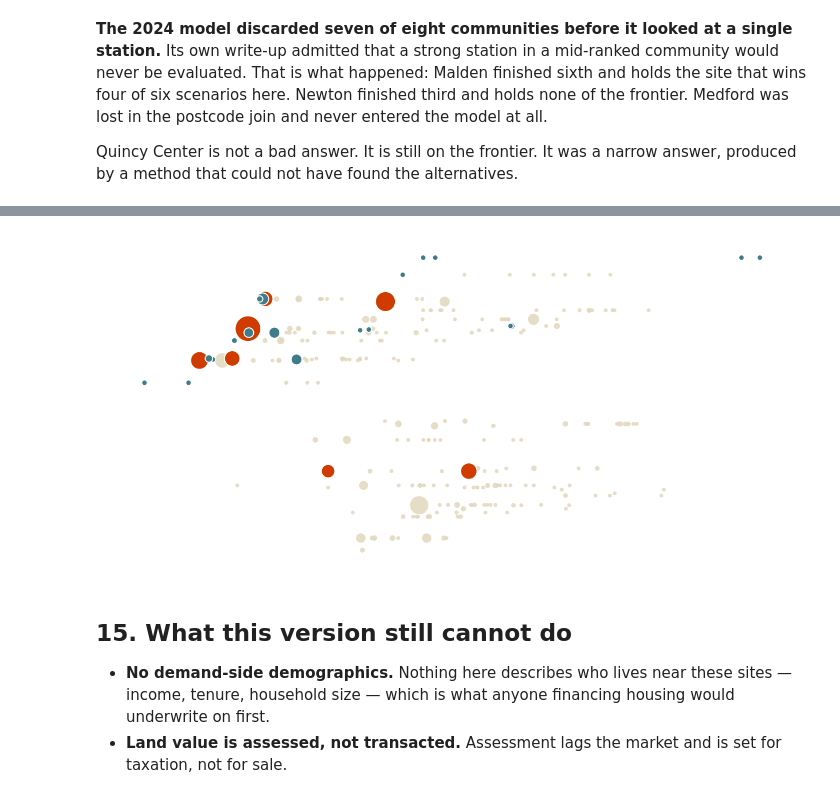
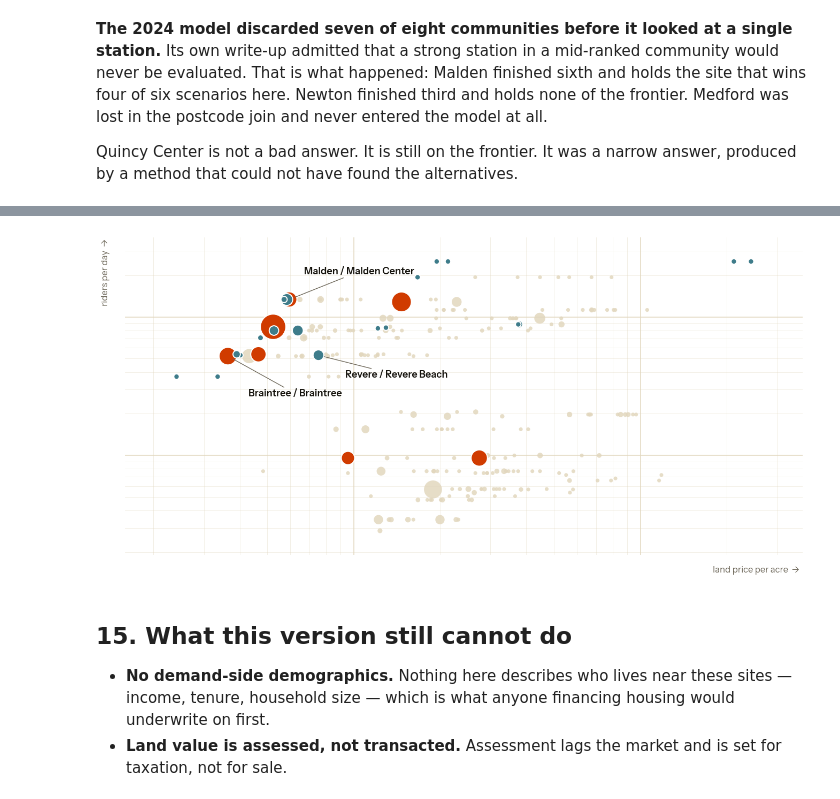
Before and after one commit to williamzqliu/tod-boston, a Jupyter notebook: 2026-rebuild.ipynb, the cells around one changed output, grey strips where cells are left out. Cells and saved outputs as stored; diff of their text form; code cells hidden in the pictures.

```diff
--- a/2026-rebuild.ipynb
+++ b/2026-rebuild.ipynb
@@ -45,7 +45,20 @@ ACCENT, ACCENT2 = '#D03B00', '#3E7C8A'
 LINE_COLOR = {'Red': '#DA291C', 'Orange': '#ED8B00', 'Blue': '#003DA5',
               'Green': '#00843D', 'Mattapan': '#DA291C'}
 
+# The case study that shows these charts is set in Instrument Sans, so the
+# charts are too. The files travel with the repository (SIL Open Font License),
+# which also means the notebook renders the same on a machine that has neither
+# installed. Missing folder falls back to whatever matplotlib has.
+import glob
+for _f in glob.glob('fonts/*.ttf'):
+    mpl.font_manager.fontManager.addfont(_f)
+INSTALLED = {f.name for f in mpl.font_manager.fontManager.ttflist}
+SANS = 'Instrument Sans' if 'Instrument Sans' in INSTALLED else 'DejaVu Sans'
+MONO = 'IBM Plex Mono' if 'IBM Plex Mono' in INSTALLED else 'DejaVu Sans Mono'
+print('charts set in:', SANS)
+
 mpl.rcParams.update({
+    'font.family': SANS, 'font.sans-serif': [SANS], 'font.monospace': [MONO],
     'figure.facecolor': 'white', 'axes.facecolor': 'white',
     'axes.edgecolor': MUTE, 'axes.labelcolor': INK, 'text.color': INK,
     'xtick.color': MUTE, 'ytick.color': MUTE,
@@ -57,8 +70,11 @@ mpl.rcParams.update({
 })
 
 
-def save(name):
-    plt.savefig(f'{FIG}{name}.png', dpi=200)
+def save(name, dpi=300):
+    # A square-ish figure renders narrower than a wide one at the same dpi, and
+    # the viewer asks every picture for the same 3200 pixels. Those get their
+    # own number rather than a bigger figsize, which would change the layout.
+    plt.savefig(f'{FIG}{name}.png', dpi=dpi)
     plt.show()
 
 
@@ -891,32 +906,48 @@ talking and a chart that repeats it in smaller type just crowds the corner.
 # %%
+BOLD = mpl.font_manager.FontProperties(fname='fonts/InstrumentSans-SemiBold.ttf') \
+    if os.path.exists('fonts/InstrumentSans-SemiBold.ttf') else None
+
 fig, ax = plt.subplots(figsize=(13.2, 6.28))
 d, f = site[~site.pareto], site[site.pareto]
 ax.scatter(d.ppa, d.daily, s=np.clip(d.buildar_ac * 42, 26, 1800),
            color=FAINT, edgecolor='none', alpha=0.85, zorder=1)
 for t, g in f.groupby('type'):
     ax.scatter(g.ppa, g.daily, s=np.clip(g.buildar_ac * 42, 55, 1800),
                color=TYPE_COLOR[t], edgecolor='white', lw=1.4, zorder=3)
 
 ax.set_xscale('log')
 ax.set_yscale('log')
-# Nothing but the marks. The alt text and the caption carry the encoding, and
-# the page supplies the title.
-ax.set_xlabel(''); ax.set_ylabel('')
-ax.set_xticks([]); ax.set_yticks([])
-# A log axis keeps its minor ticks after set_xticks([]), and they read as dirt
-# along the edges of a picture with nothing else in it.
-ax.tick_params(which='both', length=0)
-ax.xaxis.set_minor_locator(mpl.ticker.NullLocator())
-ax.yaxis.set_minor_locator(mpl.ticker.NullLocator())
-ax.grid(False)
+ax.tick_params(which='both', length=0, labelbottom=False, labelleft=False)
+ax.grid(True, which='major', color=FAINT, lw=1.1)
+ax.grid(True, which='minor', color=FAINT, lw=0.5, alpha=0.55)
 for side in ax.spines.values():
     side.set_visible(False)
-ax.margins(0.07)
-fig.subplots_adjust(left=0.01, right=0.99, top=0.99, bottom=0.01)
-plt.savefig(f'{FIG}00-cover.png', dpi=200, bbox_inches='tight', pad_inches=0.16)
+ax.margins(0.09)
+
+# Two words instead of two axis labels. Enough to know which way the space
+# runs, short enough that a listing card can crop the picture without cutting
+# a sentence in half.
+ax.text(0.995, -0.035, 'land price per acre  →', transform=ax.transAxes,
+        ha='right', va='top', fontsize=12, color=MUTE)
+ax.text(-0.022, 0.995, 'riders per day  →', transform=ax.transAxes, rotation=90,
+        ha='right', va='top', fontsize=12, color=MUTE)
+
+# The three that come first somewhere, and nothing else.
+OFFSET = {'Malden': (20, 34), 'Braintree': (28, -54), 'Revere': (36, -30)}
+for nm in dict.fromkeys(winners.site):
+    i = label[label == nm].index[0]
+    ax.annotate(nm.split(' (')[0], (site.ppa[i], site.daily[i]),
+                textcoords='offset points', xytext=OFFSET[nm.split(' / ')[0]],
+                fontsize=13, color=INK, zorder=5, ha='left',
+                fontproperties=BOLD,
+                arrowprops=dict(arrowstyle='-', color=MUTE, lw=1.0,
+                                shrinkA=0, shrinkB=8))
+
+fig.subplots_adjust(left=0.035, right=0.995, top=0.995, bottom=0.05)
+plt.savefig(f'{FIG}00-cover.png', dpi=300, bbox_inches='tight', pad_inches=0.18)
 plt.show()
 # %% [output]
-[figure, old version]
+[figure, new version]
 # %% [markdown]
 ## 15. What this version still cannot do
 
```
Also changed, not shown: parts of 17 cells of this notebook, 5 other files.
